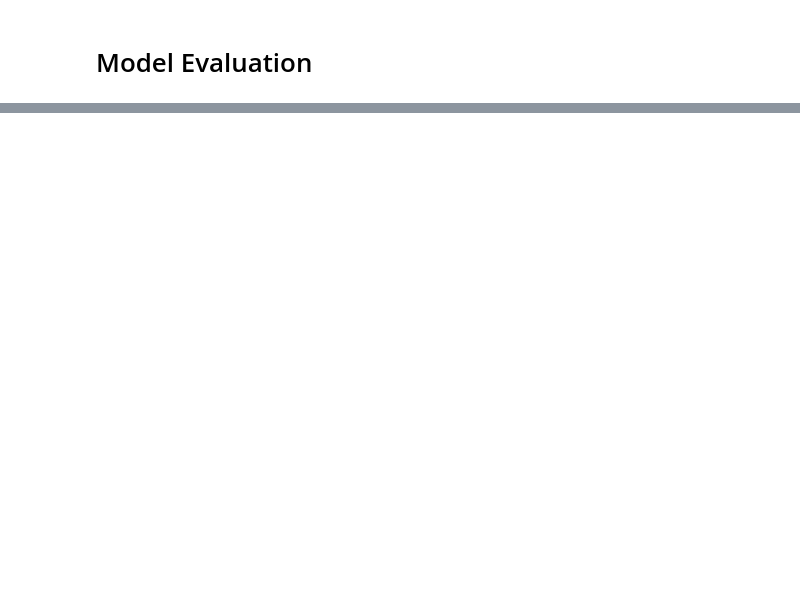
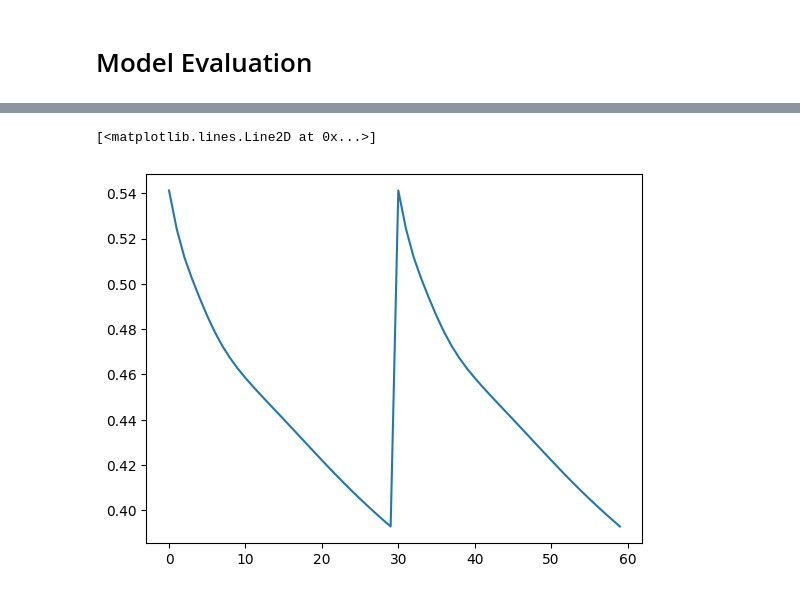
Before and after one commit to commitit/Stock-Prediction, a Jupyter notebook: stock_predictionv3.ipynb, the cells around one changed output, grey strips where cells are left out. Cells and saved outputs as stored; diff of their text form; code cells hidden in the pictures; blank space fills up the shorter version.

```diff
--- a/stock_predictionv3.ipynb
+++ b/stock_predictionv3.ipynb
@@ -376,0 +427,2 @@ test_pred = [x[0] for x in test_pred]
+# %%
+ds_new = df1.tolist()
@@ -376,0 +433,7 @@ test_pred = [x[0] for x in test_pred]
+# %%
+#Entends helps us to fill the missing value with approx value
+ds_new.extend(lst_output)
+plt.plot(ds_new[12064:])
+# %% [output]
+[<matplotlib.lines.Line2D at 0x...>]
+[figure, added]
```
Also changed, not shown: parts of 61 cells of this notebook.
